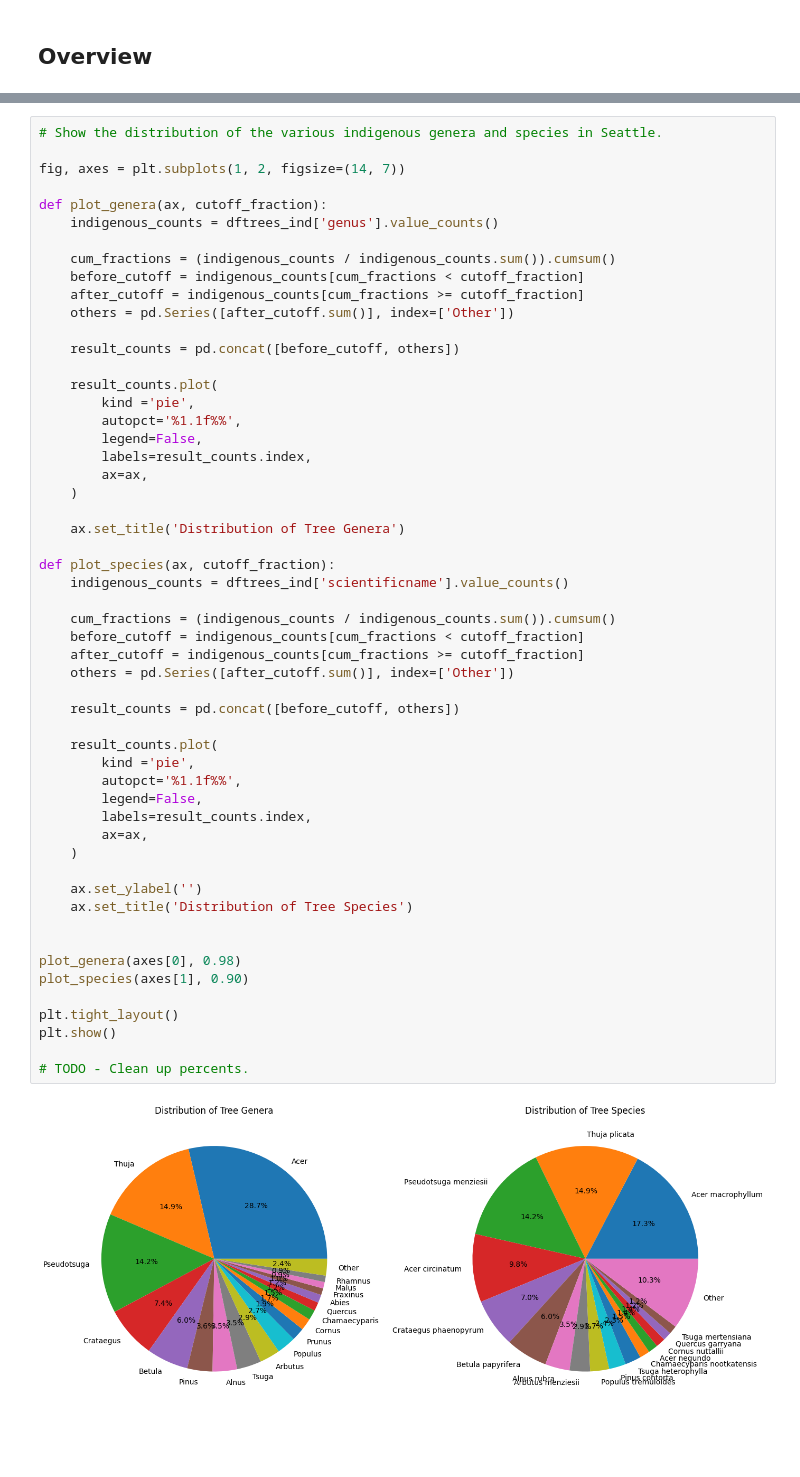
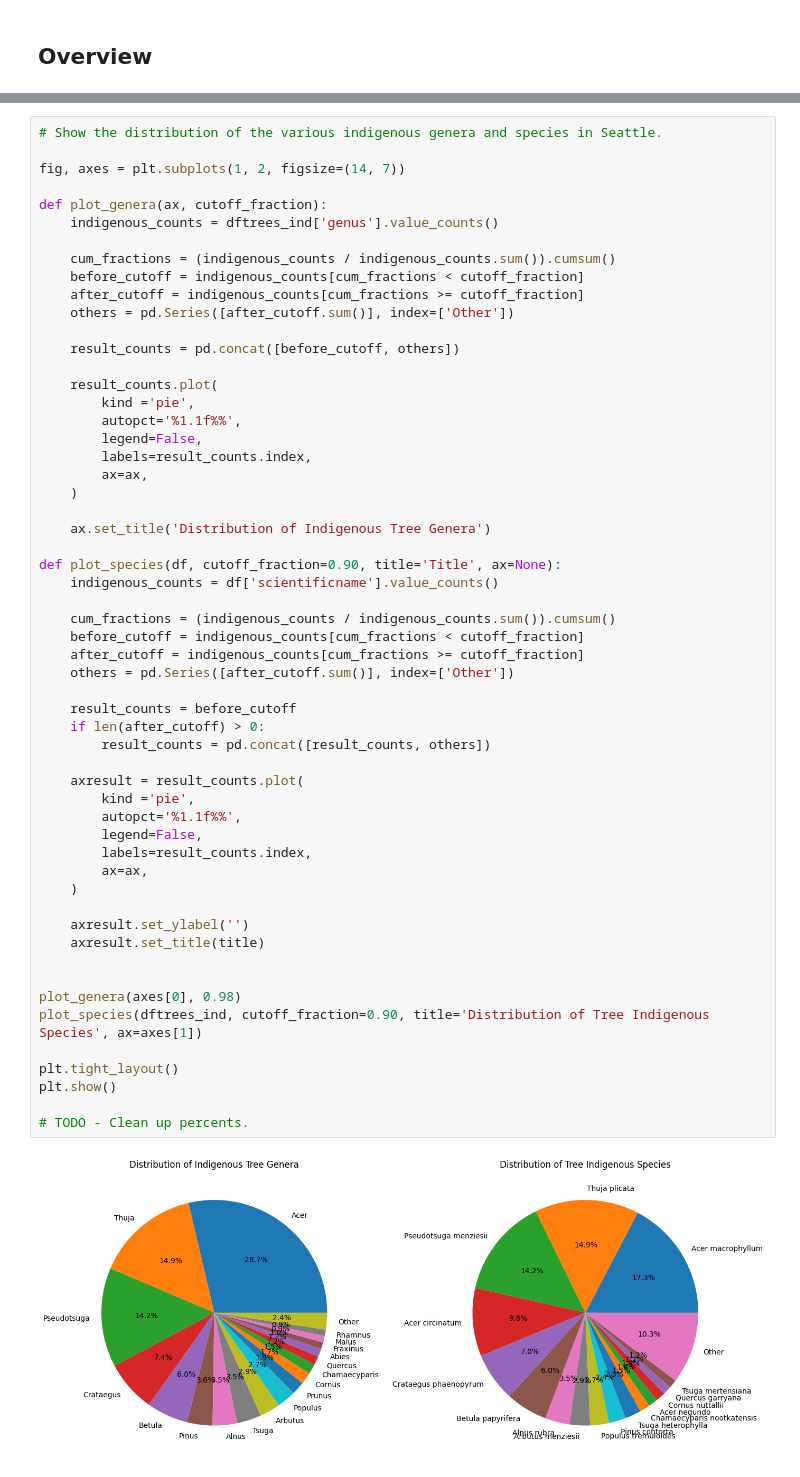
Before and after one commit to fractalate/data-trees-seattle, a Jupyter notebook: indigenous_trees.ipynb, the cells around one changed output, grey strips where cells are left out. Cells and saved outputs as stored; diff of their text form; blank space fills up the shorter version.

```diff
--- a/indigenous_trees.ipynb
+++ b/indigenous_trees.ipynb
@@ -97,39 +99,41 @@ def plot_genera(ax, cutoff_fraction):
         autopct='%1.1f%%',
         legend=False,
         labels=result_counts.index,
         ax=ax,
     )
 
-    ax.set_title('Distribution of Tree Genera')
+    ax.set_title('Distribution of Indigenous Tree Genera')
 
-def plot_species(ax, cutoff_fraction):
-    indigenous_counts = dftrees_ind['scientificname'].value_counts()
+def plot_species(df, cutoff_fraction=0.90, title='Title', ax=None):
+    indigenous_counts = df['scientificname'].value_counts()
 
     cum_fractions = (indigenous_counts / indigenous_counts.sum()).cumsum()
     before_cutoff = indigenous_counts[cum_fractions < cutoff_fraction]
     after_cutoff = indigenous_counts[cum_fractions >= cutoff_fraction]
     others = pd.Series([after_cutoff.sum()], index=['Other'])
 
-    result_counts = pd.concat([before_cutoff, others])
+    result_counts = before_cutoff
+    if len(after_cutoff) > 0:
+        result_counts = pd.concat([result_counts, others])
 
-    result_counts.plot(
+    axresult = result_counts.plot(
         kind ='pie',
         autopct='%1.1f%%',
         legend=False,
         labels=result_counts.index,
         ax=ax,
     )
 
-    ax.set_ylabel('')
-    ax.set_title('Distribution of Tree Species')
+    axresult.set_ylabel('')
+    axresult.set_title(title)
 
 
 plot_genera(axes[0], 0.98)
-plot_species(axes[1], 0.90)
+plot_species(dftrees_ind, cutoff_fraction=0.90, title='Distribution of Tree Indigenous Species', ax=axes[1])
 
 plt.tight_layout()
 plt.show()
 
 # TODO - Clean up percents.
 # %% [output]
-[figure, old version]
+[figure, new version]
```
Also changed, not shown: parts of 7 cells of this notebook, 5 other files.
